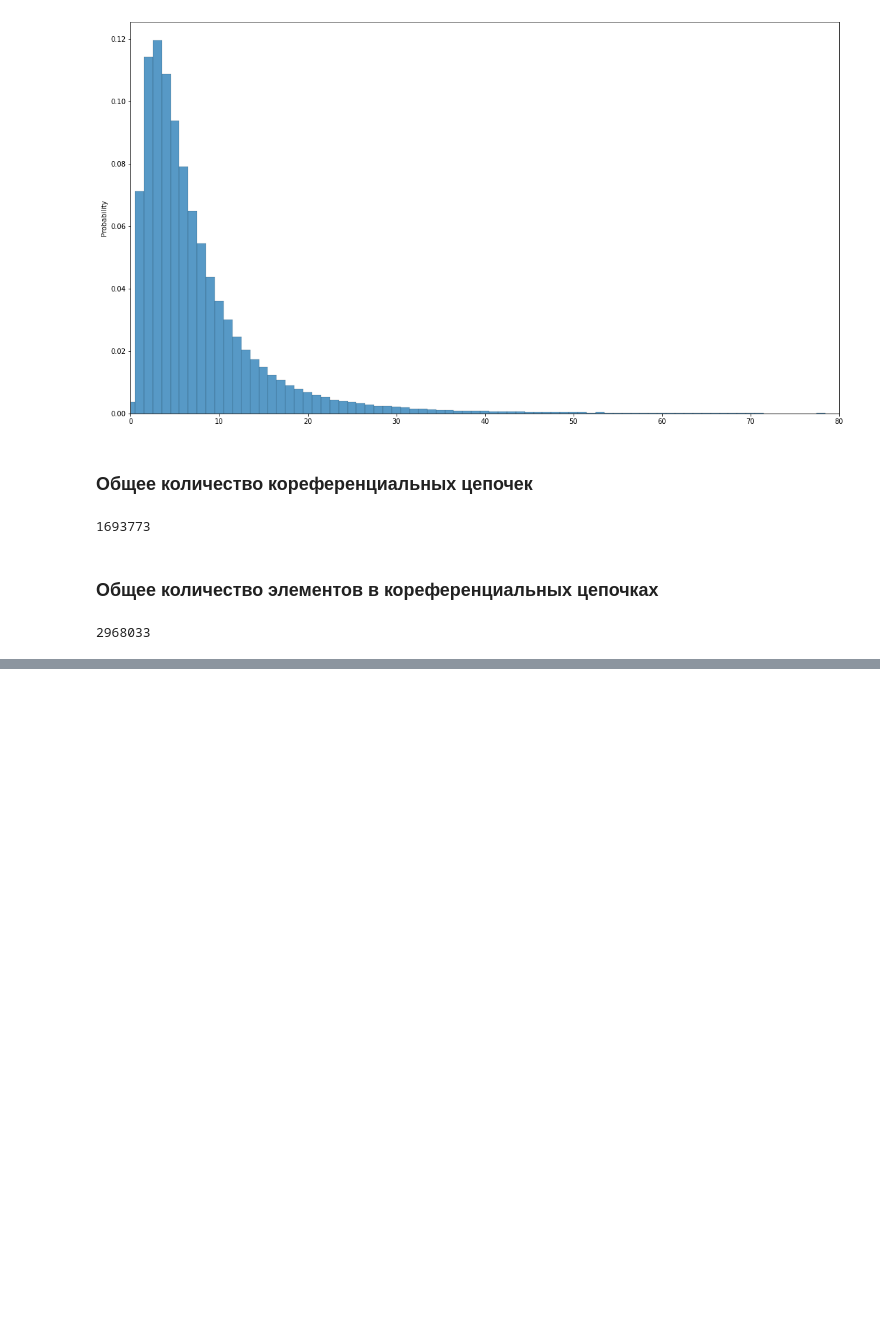
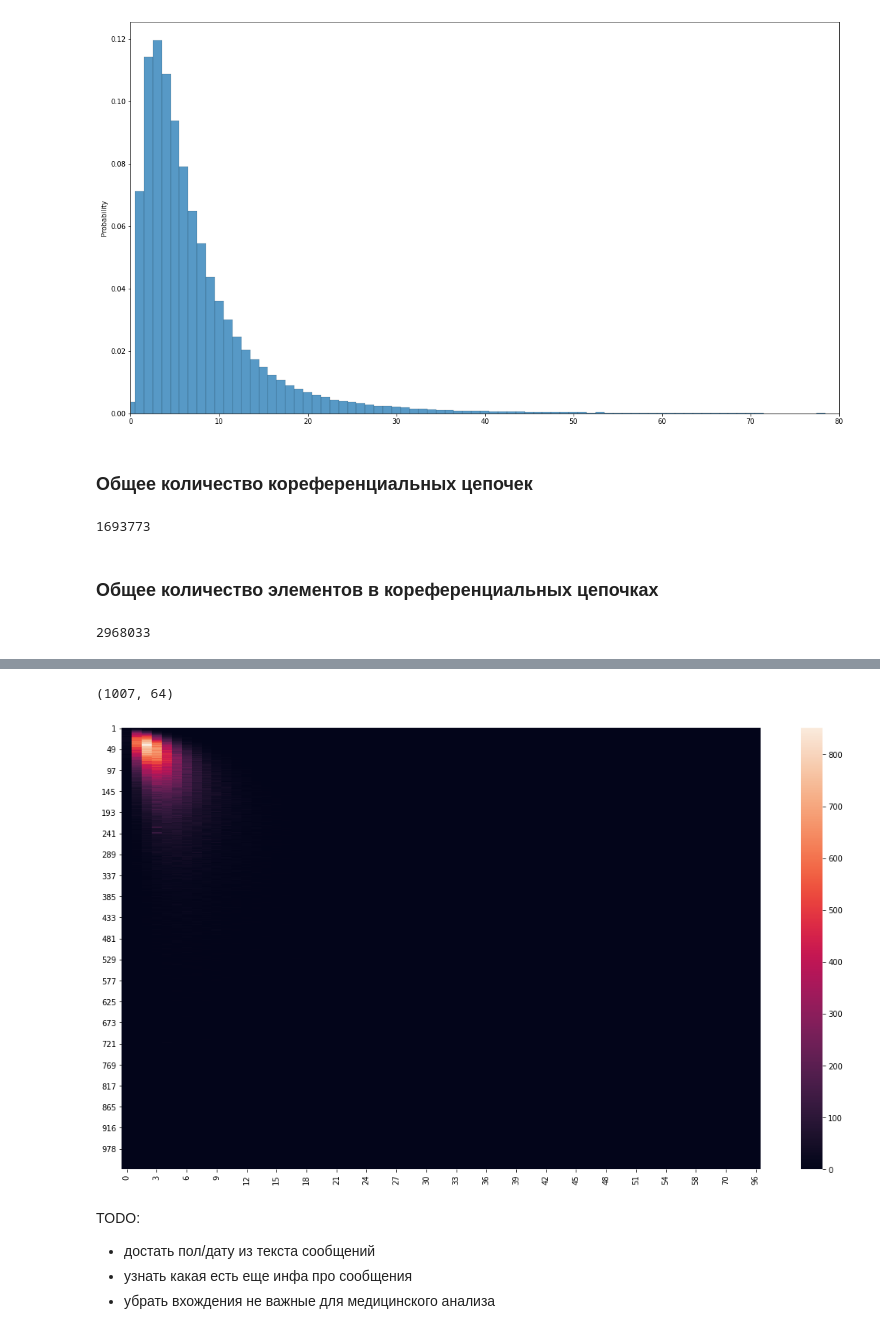
Before and after one commit to toskn/Thesis, a Jupyter notebook: data_look_diploma.ipynb, the cells around one changed output, grey strips where cells are left out. Cells and saved outputs as stored; diff of their text form; code cells hidden in the pictures; blank space fills up the shorter version.

```diff
--- a/data_look_diploma.ipynb
+++ b/data_look_diploma.ipynb
@@ -362,0 +365,9 @@ counter
+# %%
+# количество слов по сообщениям уже есть
+# количество цепочек по сообщениям уже есть
+# осталось посчитать количество каждых возможных пар
+word_chain_count_list = []
+for word_count, chain_count in zip(words_list, chain_amount_list):
+    word_chain_count_list.append((word_count, chain_count, ))
+c = Counter(word_chain_count_list)
+c
@@ -362,0 +392,19 @@ counter
+# %%
+ser = pd.Series(list(dict(c).values()), index=pd.MultiIndex.from_tuples(dict(c).keys()))
+df = ser.unstack().fillna(0)
+df.shape
+# %% [output]
+(1007, 64)
+# %%
+sns.heatmap(df)
+fig = plt.gcf()
+fig.set_size_inches(18.5, 10.5)
+#fig.savefig('test2png.png', dpi=100)
+plt.show()
+# %% [output]
+[figure, added]
+# %% [markdown]
+TODO:
++ достать пол/дату из текста сообщений
++ узнать какая есть еще инфа про сообщения
++ убрать вхождения не важные для медицинского анализа
```
Also changed, not shown: parts of 2 cells of this notebook.
